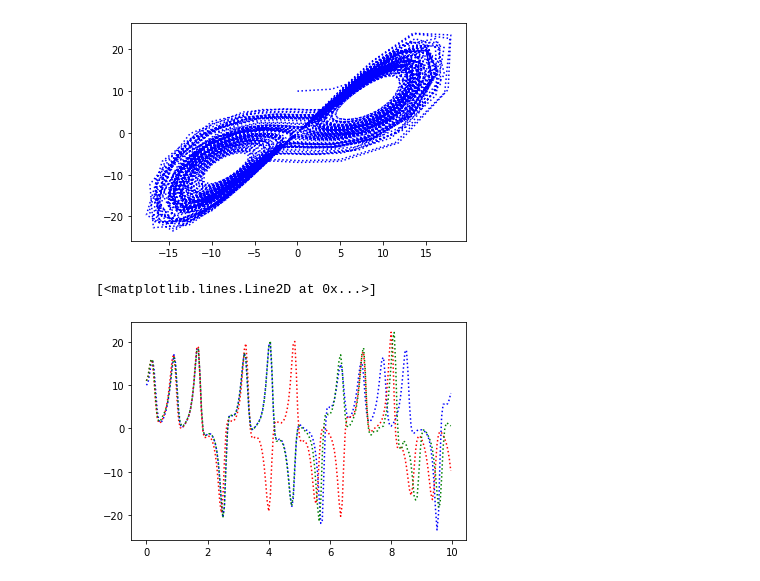
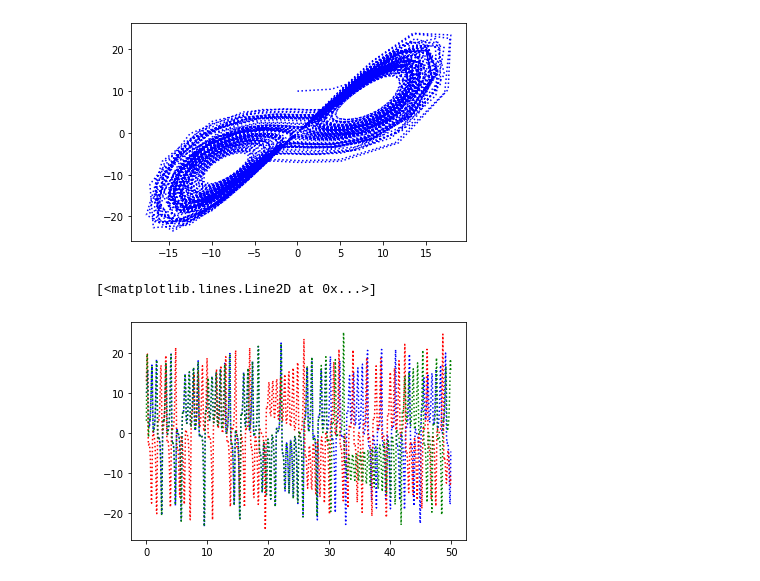
Before and after one commit to Toyo-Daichi/DA_basic, a Jupyter notebook: output/Lorenz63_quickview.ipynb, the cells around one changed output. Cells and saved outputs as stored; diff of their text form; code cells hidden in the pictures.

```diff
--- a/output/Lorenz63_quickview.ipynb
+++ b/output/Lorenz63_quickview.ipynb
@@ -3,7 +3,7 @@ import pandas as pd
 import matplotlib.pyplot as plt
 # %%
 model = 'Lorenz63'
-da_method = 'KF'
+da_method = 'EnKF'
 df = pd.read_csv('./' + model + '_' + da_method + '.csv')
 # %%
 df
@@ -43,9 +43,9 @@ ax.plot(x_true[:], y_true[:], 'b:', label='True')
 # %%
 fig = plt.figure()
 ax = fig.add_subplot(1,1,1)
-ax.plot(timestep[:200], y_true[:200], 'b:', label='True')
-ax.plot(timestep[:200], y_sim[:200], 'r:', label='Sim')
-ax.plot(timestep[:200], y_da[:200], 'g:', label='Sim')
+ax.plot(timestep[:1000], y_true[:1000], 'b:', label='True')
+ax.plot(timestep[:1000], y_sim[:1000], 'r:', label='Sim')
+ax.plot(timestep[:1000], y_da[:1000], 'g:', label='Sim')
 # %% [output]
 [<matplotlib.lines.Line2D at 0x...>]
-[figure, old version]
+[figure, new version]
```
Also changed, not shown: parts of 1 cell of this notebook, 7 other files.
